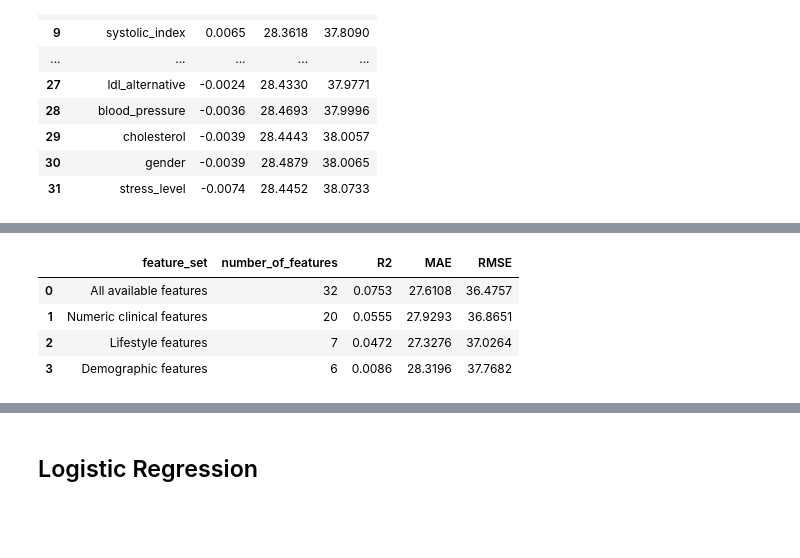
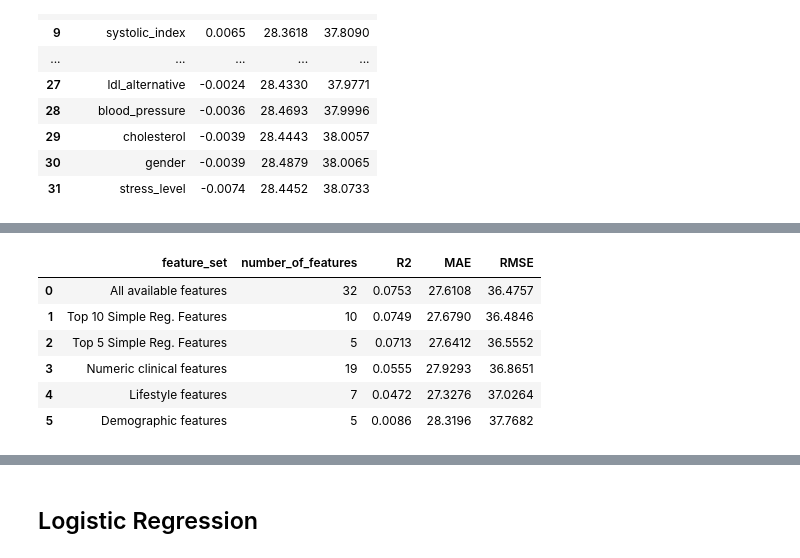
Before and after one commit to nwaryszak/APRAU, a Jupyter notebook: APRAU_Regression.ipynb, the cells around one changed output, grey strips where cells are left out. Cells and saved outputs as stored; diff of their text form; code cells hidden in the pictures; blank space fills up the shorter version.

```diff
--- a/APRAU_Regression.ipynb
+++ b/APRAU_Regression.ipynb
@@ -264,4 +292,8 @@ In this experiment, we trained individual linear regression models for each feat
 # %%
+# Extraction of the Top 5 and Top 10 features from Simple Linear Regression results
+top_5_simple = simple_regression_results.head(5)["feature"].tolist()
+top_10_simple = simple_regression_results.head(10)["feature"].tolist()
+
 # Define initial feature groups
 clinical_numeric_features = [
     "bmi", "HbA1c_level", "cholesterol", "sleep_hours",
@@ -269,12 +301,11 @@ clinical_numeric_features = [
     "homocysteine_level", "systolic_bp", "diastolic_bp",
     "alcohol_intake", "salt_intake", "heart_rate",
     "hdl", "ldl", "systolic_index", "plasma_value",
-    "ldl_alternative", "age", "age_normalized"
+    "ldl_alternative", "age"
 ]
 
 demographic_features = [
-    "age", "age_level", "age_normalized", "gender",
-    "education_level", "employment_status"
+    "age", "age_level", "gender", "education_level", "employment_status"
 ]
 
 lifestyle_features = [
@@ -283,18 +314,14 @@ lifestyle_features = [
     "stress_level"
 ]
 
-# Keep only columns that actually exist in X
+# Building an extended dictionary of feature sets
 feature_sets = {
     "All available features": list(X.columns),
-    "Numeric clinical features": [
-        c for c in clinical_numeric_features if c in X.columns
-    ],
-    "Demographic features": [
-        c for c in demographic_features if c in X.columns
-    ],
-    "Lifestyle features": [
-        c for c in lifestyle_features if c in X.columns
-    ]
+    "Top 5 Simple Reg. Features": top_5_simple,
+    "Top 10 Simple Reg. Features": top_10_simple,
+    "Numeric clinical features": [c for c in clinical_numeric_features if c in X.columns],
+    "Demographic features": [c for c in demographic_features if c in X.columns],
+    "Lifestyle features": [c for c in lifestyle_features if c in X.columns]
 }
 
 multiple_regression_results = []
@@ -329,36 +356,36 @@ for set_name, features in feature_sets.items():
         ))
 
     subset_preprocessor = ColumnTransformer(
         transformers=transformers,
         remainder="drop"
     )
 
     model = Pipeline([
         ("preprocessing", subset_preprocessor),
         ("regression", LinearRegression())
     ])
 
     model.fit(X_train_reg[features], y_train_reg)
     predictions = model.predict(X_test_reg[features])
 
     multiple_regression_results.append({
         "feature_set": set_name,
         "number_of_features": len(features),
         "R2": r2_score(y_test_reg, predictions),
         "MAE": mean_absolute_error(y_test_reg, predictions),
         "RMSE": np.sqrt(mean_squared_error(y_test_reg, predictions))
     })
 
 
 multiple_regression_results = pd.DataFrame(multiple_regression_results)
-multiple_regression_results = multiple_regression_results.sort_values(
-    "RMSE"
-).reset_index(drop=True)
+multiple_regression_results = multiple_regression_results.sort_values("RMSE").reset_index(drop=True)
 
 display(multiple_regression_results.round(4))
 # %% [output]
 |  | feature_set | number_of_features | R2 | MAE | RMSE |
 | 0 | All available features | 32 | 0.0753 | 27.6108 | 36.4757 |
-| 1 | Numeric clinical features | 20 | 0.0555 | 27.9293 | 36.8651 |
-| 2 | Lifestyle features | 7 | 0.0472 | 27.3276 | 37.0264 |
-| 3 | Demographic features | 6 | 0.0086 | 28.3196 | 37.7682 |
+| 1 | Top 10 Simple Reg. Features | 10 | 0.0749 | 27.6790 | 36.4846 |
+| 2 | Top 5 Simple Reg. Features | 5 | 0.0713 | 27.6412 | 36.5552 |
+| 3 | Numeric clinical features | 19 | 0.0555 | 27.9293 | 36.8651 |
+| 4 | Lifestyle features | 7 | 0.0472 | 27.3276 | 37.0264 |
+| 5 | Demographic features | 5 | 0.0086 | 28.3196 | 37.7682 |
```
Also changed, not shown: parts of 34 cells of this notebook.
